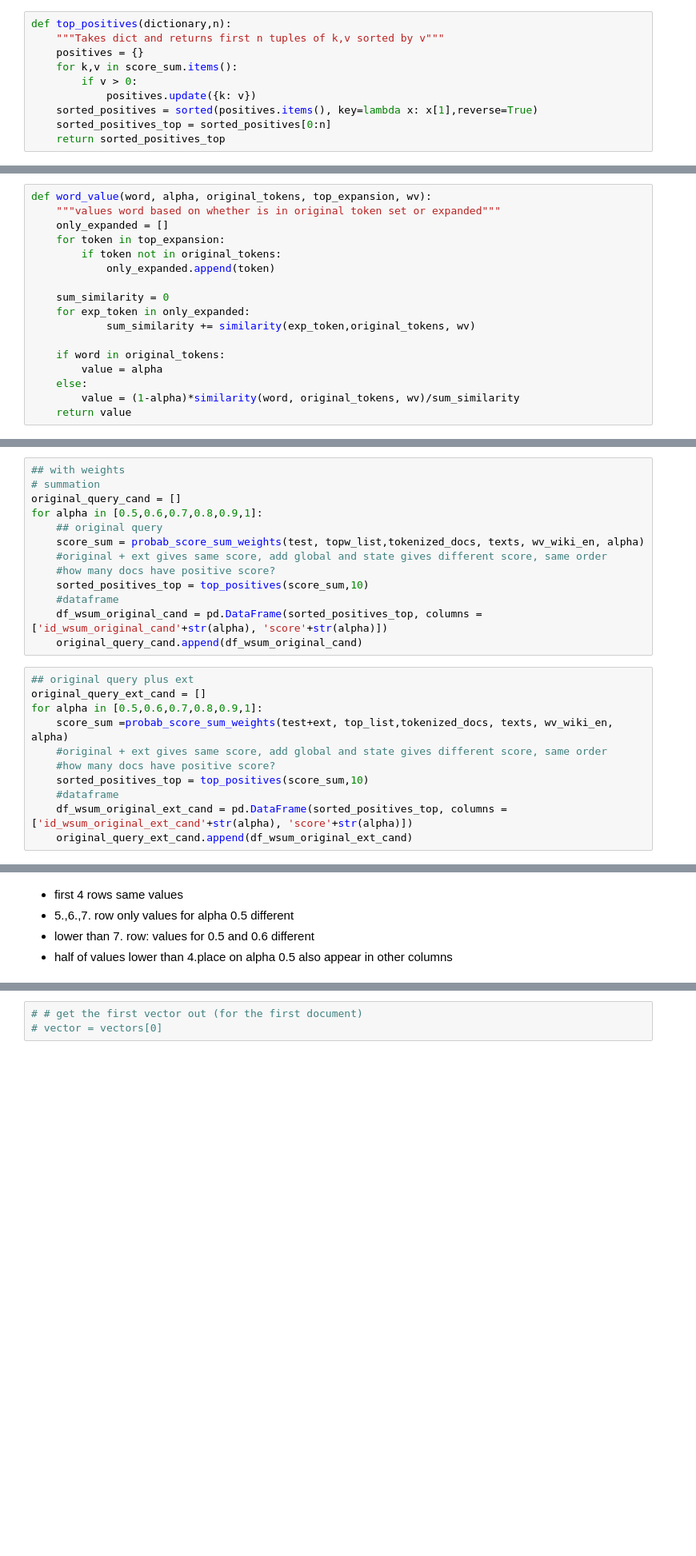
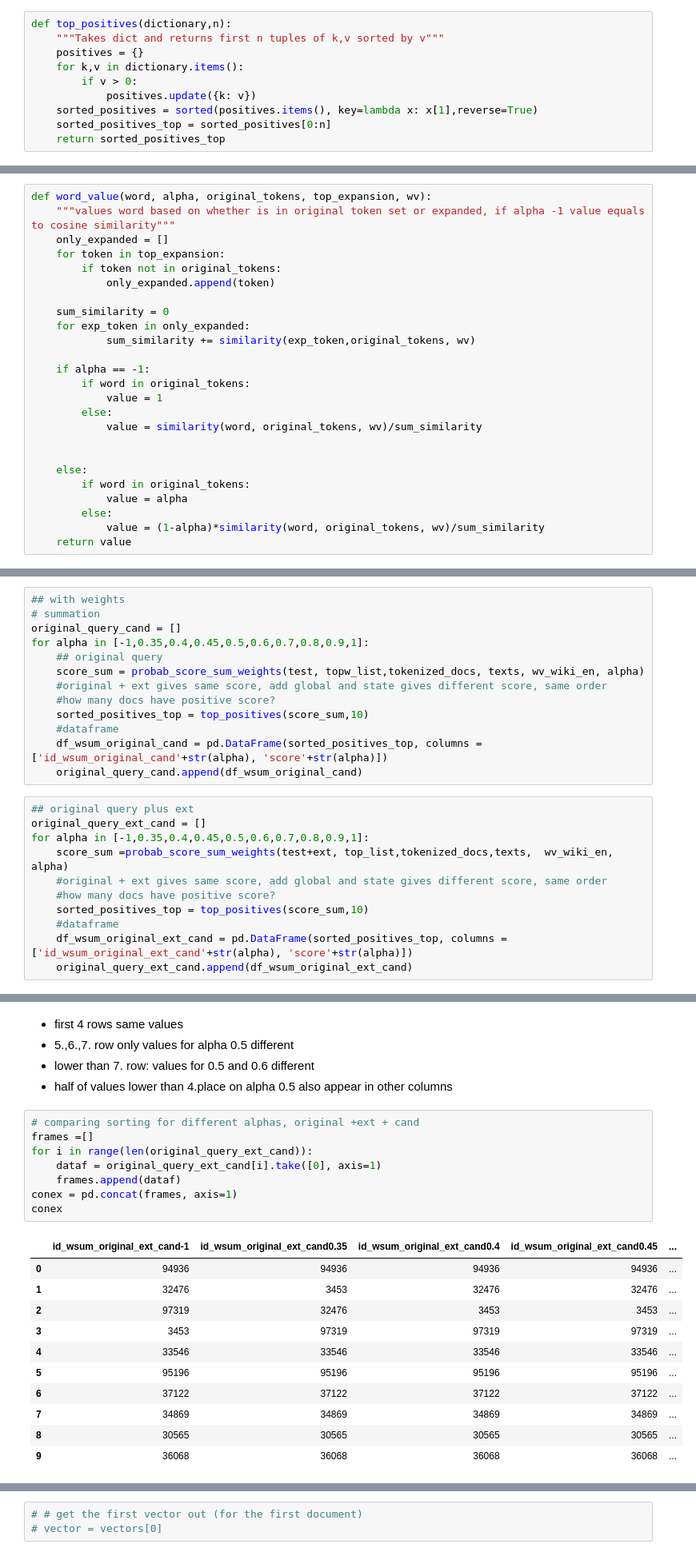
Before and after one commit to SaraBrezec/enviroLENS, a Jupyter notebook: word-embeddings/notebooks/query-expansion.ipynb, the cells around one changed output, grey strips where cells are left out. Shown: that part at 80% size. Cells and saved outputs as stored; diff of their text form; blank space fills up the shorter version.

```diff
--- a/word-embeddings/notebooks/query-expansion.ipynb
+++ b/word-embeddings/notebooks/query-expansion.ipynb
@@ -350,7 +413,7 @@ def probab_score_sum(tokens,tokenized_docs,texts):
 def top_positives(dictionary,n):
     """Takes dict and returns first n tuples of k,v sorted by v"""
     positives = {}
-    for k,v in score_sum.items():
+    for k,v in dictionary.items():
         if v > 0:
             positives.update({k: v})
     sorted_positives = sorted(positives.items(), key=lambda x: x[1],reverse=True)
@@ -456,6 +566,6 @@ df_sum_original_ext_cand1 = pd.DataFrame(sorted_positives_top, columns =['id_sum
 # %%
 def word_value(word, alpha, original_tokens, top_expansion, wv):
-    """values word based on whether is in original token set or expanded"""
+    """values word based on whether is in original token set or expanded, if alpha -1 value equals to cosine similarity"""
     only_expanded = []
     for token in top_expansion:
         if token not in original_tokens:
@@ -465,10 +575,18 @@ def word_value(word, alpha, original_tokens, top_expansion, wv):
     for exp_token in only_expanded:
             sum_similarity += similarity(exp_token,original_tokens, wv)
 
-    if word in original_tokens:
-        value = alpha
+    if alpha == -1:
+        if word in original_tokens:
+            value = 1
+        else:
+            value = similarity(word, original_tokens, wv)/sum_similarity
+
+
     else:
-        value = (1-alpha)*similarity(word, original_tokens, wv)/sum_similarity
+        if word in original_tokens:
+            value = alpha
+        else:
+            value = (1-alpha)*similarity(word, original_tokens, wv)/sum_similarity
     return value
 # %%
 # ce ni ext zraven je so cudni rezultati, zamenja vrstni red pomembnsti med sewage in undergrounding??
@@ -495,7 +646,7 @@ def probab_score_sum_weights(original_tokens, top_expansion,tokenized_docs,texts
 ## with weights
 # summation
 original_query_cand = []
-for alpha in [0.5,0.6,0.7,0.8,0.9,1]:
+for alpha in [-1,0.35,0.4,0.45,0.5,0.6,0.7,0.8,0.9,1]:
     ## original query
     score_sum = probab_score_sum_weights(test, topw_list,tokenized_docs, texts, wv_wiki_en, alpha)
     #original + ext gives same score, add global and state gives different score, same order
@@ -507,8 +658,8 @@ for alpha in [0.5,0.6,0.7,0.8,0.9,1]:
 # %%
 ## original query plus ext
 original_query_ext_cand = []
-for alpha in [0.5,0.6,0.7,0.8,0.9,1]:
-    score_sum =probab_score_sum_weights(test+ext, top_list,tokenized_docs, texts, wv_wiki_en, alpha)
+for alpha in [-1,0.35,0.4,0.45,0.5,0.6,0.7,0.8,0.9,1]:
+    score_sum =probab_score_sum_weights(test+ext, top_list,tokenized_docs,texts,  wv_wiki_en, alpha)
     #original + ext gives same score, add global and state gives different score, same order
     #how many docs have positive score?
     sorted_positives_top = top_positives(score_sum,10)
@@ -538,3 +713,23 @@ con
 - 5.,6.,7. row only values for alpha 0.5 different
 - lower than 7. row: values for 0.5 and 0.6 different
 - half of values lower than 4.place on alpha 0.5 also appear in other columns
+# %%
+# comparing sorting for different alphas, original +ext + cand
+frames =[]
+for i in range(len(original_query_ext_cand)):
+    dataf = original_query_ext_cand[i].take([0], axis=1)
+    frames.append(dataf)
+conex = pd.concat(frames, axis=1)
+conex
+# %% [output]
+|  | id_wsum_original_ext_cand-1 | id_wsum_original_ext_cand0.35 | id_wsum_original_ext_cand0.4 | id_wsum_original_ext_cand0.45 | ... |
+| 0 | 94936 | 94936 | 94936 | 94936 | ... |
+| 1 | 32476 | 3453 | 32476 | 32476 | ... |
+| 2 | 97319 | 32476 | 3453 | 3453 | ... |
+| 3 | 3453 | 97319 | 97319 | 97319 | ... |
+| 4 | 33546 | 33546 | 33546 | 33546 | ... |
+| 5 | 95196 | 95196 | 95196 | 95196 | ... |
+| 6 | 37122 | 37122 | 37122 | 37122 | ... |
+| 7 | 34869 | 34869 | 34869 | 34869 | ... |
+| 8 | 30565 | 30565 | 30565 | 30565 | ... |
+| 9 | 36068 | 36068 | 36068 | 36068 | ... |
```
Also changed, not shown: parts of 52 cells of this notebook.
